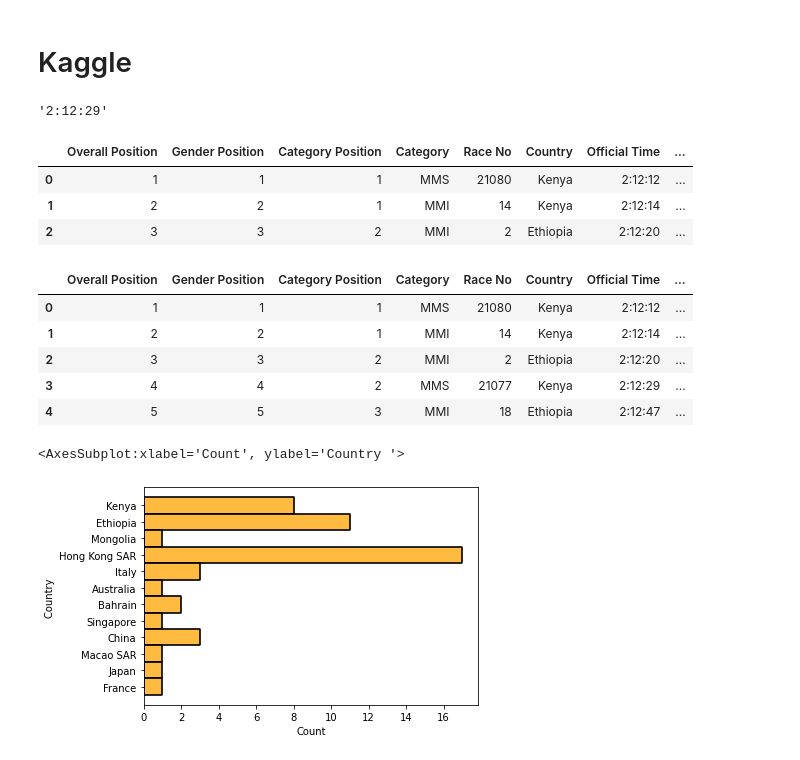
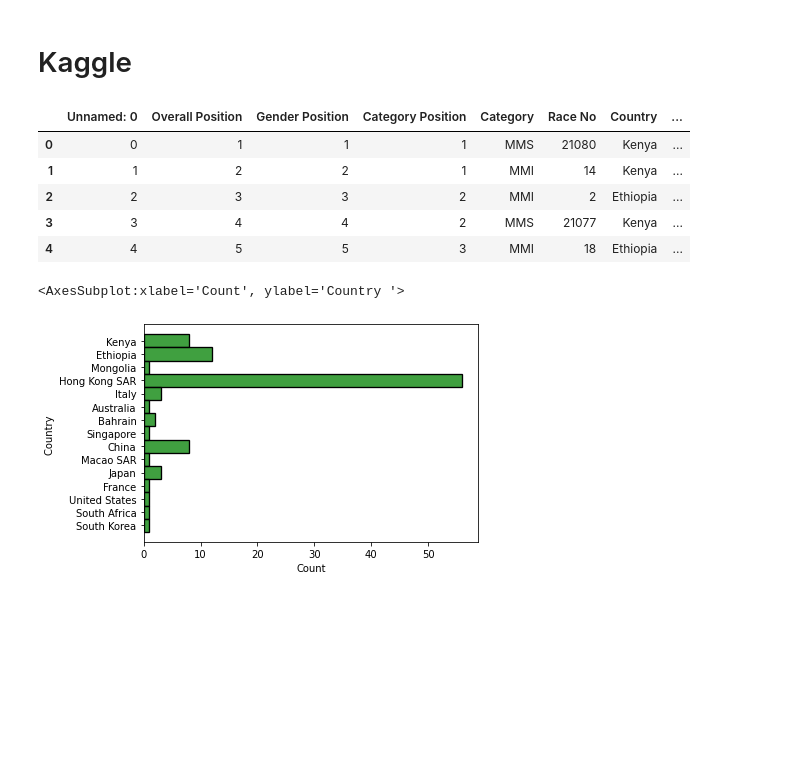
Before and after one commit to marcunu/API-Scrap, a Jupyter notebook: Visualization.ipynb, the cells around one changed output. Cells and saved outputs as stored; diff of their text form; code cells hidden in the pictures; blank space fills up the shorter version.

```diff
--- a/Visualization.ipynb
+++ b/Visualization.ipynb
@@ -23,4 +23,4 @@ man = pd.read_csv("data/marath_hombres.csv")
 # %%
 woman = pd.read_csv("data/marath_mujeres.csv")
 # %%
-hkm = pd.read_csv("data/challenge.csv")
+top_100 = pd.read_csv("data/top_100.csv")
@@ -109,7 +111,3 @@ sns.histplot(x = woman['Lugar'],hue=woman['Pais'], palette="flare")
 [figure]
 # %% [markdown]
 # Kaggle
-# %%
-hkm['Official Time'][3]
-# %% [output]
-'2:12:29'
@@ -120,8 +113,0 @@ hkm['Ritmo (min/km)'] = round(hkm['Tiempo (min)']/42.2, 2)
-# %%
-hkm['Velocidad media (km/h)'] = round(60/hkm['Ritmo (min/km)'],2)
-hkm.head(3)
-# %% [output]
-|  | Overall Position | Gender Position | Category Position | Category | Race No | Country | Official Time | ... |
-| 0 | 1 | 1 | 1 | MMS | 21080 | Kenya | 2:12:12 | ... |
-| 1 | 2 | 2 | 1 | MMI | 14 | Kenya | 2:12:14 | ... |
-| 2 | 3 | 3 | 2 | MMI | 2 | Ethiopia | 2:12:20 | ... |
@@ -132,14 +114,14 @@ hkm2 = hkm.tail(100)
 # %%
-hkm1.head()
+top_100.head()
 # %% [output]
-|  | Overall Position | Gender Position | Category Position | Category | Race No | Country | Official Time | ... |
-| 0 | 1 | 1 | 1 | MMS | 21080 | Kenya | 2:12:12 | ... |
-| 1 | 2 | 2 | 1 | MMI | 14 | Kenya | 2:12:14 | ... |
-| 2 | 3 | 3 | 2 | MMI | 2 | Ethiopia | 2:12:20 | ... |
-| 3 | 4 | 4 | 2 | MMS | 21077 | Kenya | 2:12:29 | ... |
-| 4 | 5 | 5 | 3 | MMI | 18 | Ethiopia | 2:12:47 | ... |
+|  | Unnamed: 0 | Overall Position | Gender Position | Category Position | Category | Race No | Country | ... |
+| 0 | 0 | 1 | 1 | 1 | MMS | 21080 | Kenya | ... |
+| 1 | 1 | 2 | 2 | 1 | MMI | 14 | Kenya | ... |
+| 2 | 2 | 3 | 3 | 2 | MMI | 2 | Ethiopia | ... |
+| 3 | 3 | 4 | 4 | 2 | MMS | 21077 | Kenya | ... |
+| 4 | 4 | 5 | 5 | 3 | MMI | 18 | Ethiopia | ... |
 # %%
-sns.histplot(y = hkm1['Country '], color="orange")
+sns.histplot(y = top_100['Country '], color="Green")
 # %% [output]
 <AxesSubplot:xlabel='Count', ylabel='Country '>
-[figure, old version]
+[figure, new version]
```
Also changed, not shown: parts of 10 cells of this notebook, 1 other file.
